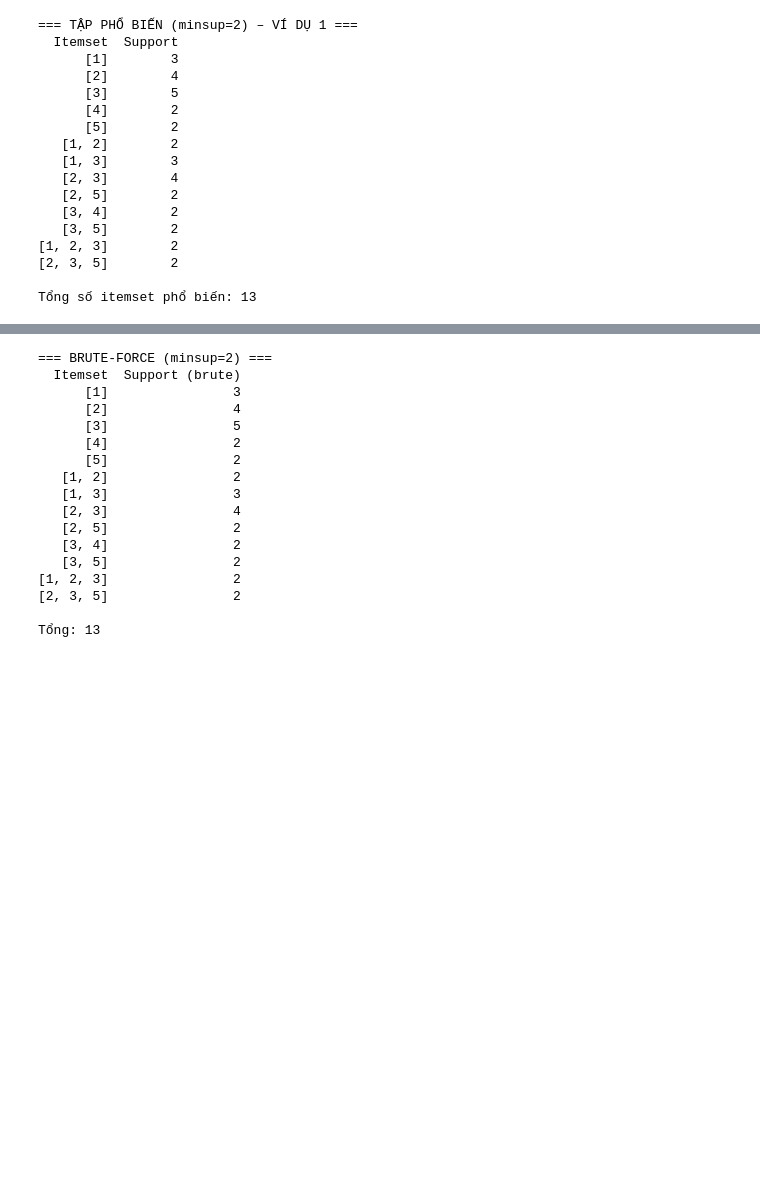
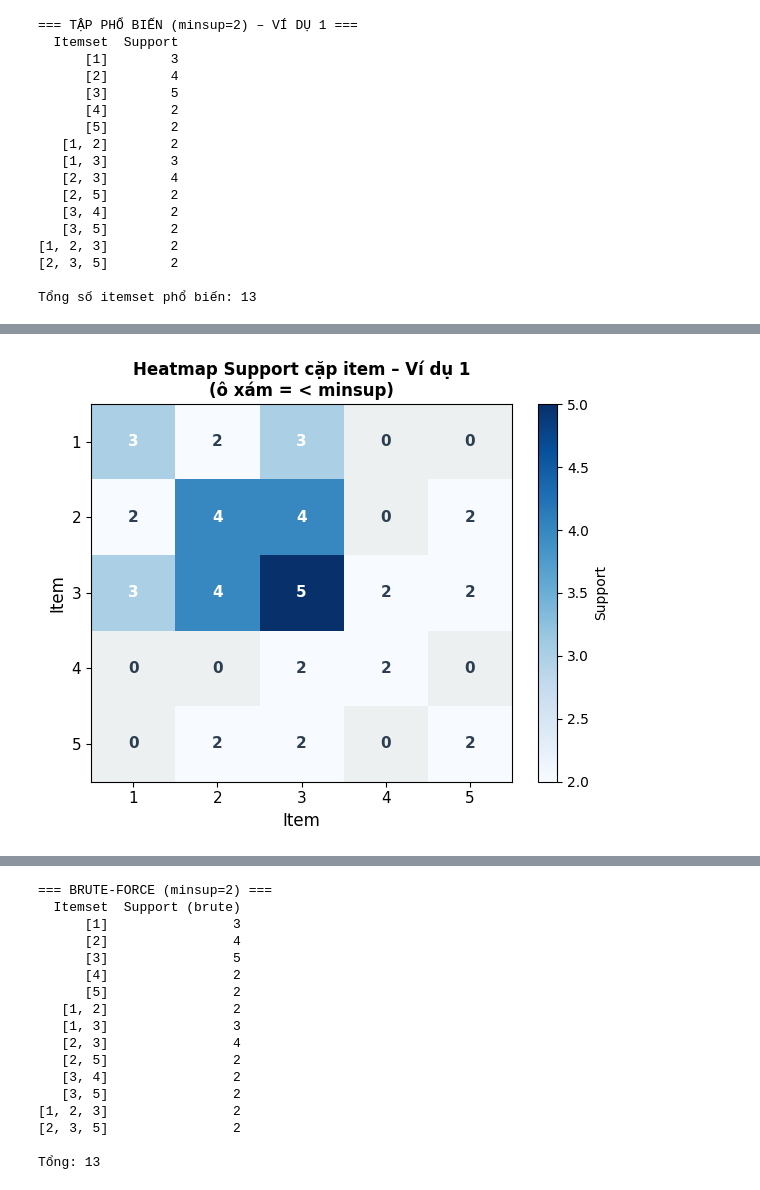
Before and after one commit to thisYui/PrePost, a Jupyter notebook: notebooks/manual_example.ipynb, the cells around one changed output, grey strips where cells are left out. Drawn from its saved outputs; the diff is of its cells as text; code cells hidden in the pictures; blank space fills up the shorter version.

```diff
--- a/notebooks/manual_example.ipynb
+++ b/notebooks/manual_example.ipynb
@@ -428,3 +697,41 @@ Tổng số itemset phổ biến: 13
+# %%
+import matplotlib.pyplot as plt
+import numpy as np
+
+items_list = sorted(freq_items)
+n = len(items_list)
+matrix = np.full((n, n), np.nan)
+for i, a in enumerate(items_list):
+    for j, b in enumerate(items_list):
+        if i == j:
+            matrix[i][j] = item_sup[a]
+        elif i < j:
+            key = frozenset([a, b])
+            sup = frequent_itemsets_basic.get(key, 0)
+            matrix[i][j] = sup
+            matrix[j][i] = sup
+
+fig, ax = plt.subplots(figsize=(6, 5))
+cmap = plt.cm.Blues.copy()
+cmap.set_under('#ecf0f1')
+im = ax.imshow(matrix, cmap=cmap, vmin=MINSUP, vmax=max(item_sup.values()), aspect='auto')
+ax.set_xticks(range(n)); ax.set_yticks(range(n))
+labels = [str(i) for i in items_list]
+ax.set_xticklabels(labels, fontsize=11)
+ax.set_yticklabels(labels, fontsize=11)
+ax.set_xlabel('Item', fontsize=12); ax.set_ylabel('Item', fontsize=12)
+for i in range(n):
+    for j in range(n):
+        val = matrix[i][j]
+        txt = str(int(val)) if not np.isnan(val) else ''
+        color_txt = 'white' if val >= MINSUP + 1 else '#2c3e50'
+        ax.text(j, i, txt, ha='center', va='center', fontsize=11, fontweight='bold', color=color_txt)
+plt.colorbar(im, ax=ax, label='Support')
+ax.set_title('Heatmap Support cặp item – Ví dụ 1\n(ô xám = < minsup)', fontsize=12, fontweight='bold')
+plt.tight_layout()
+plt.show()
+# %% [output]
+[figure, added]
 # %% [markdown]
 ---
 <a id='crosscheck'></a>
```
Also changed, not shown: parts of 44 cells of this notebook, 39 other files.
